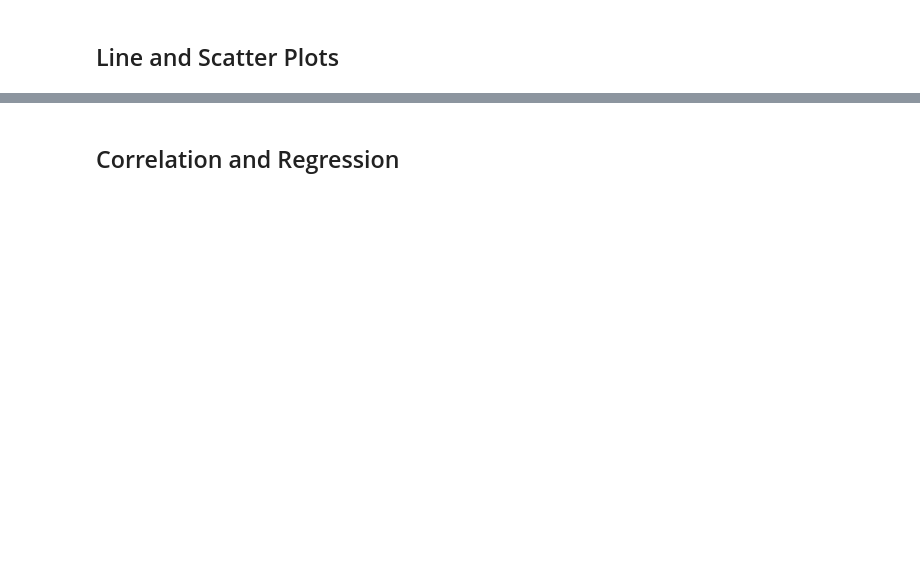
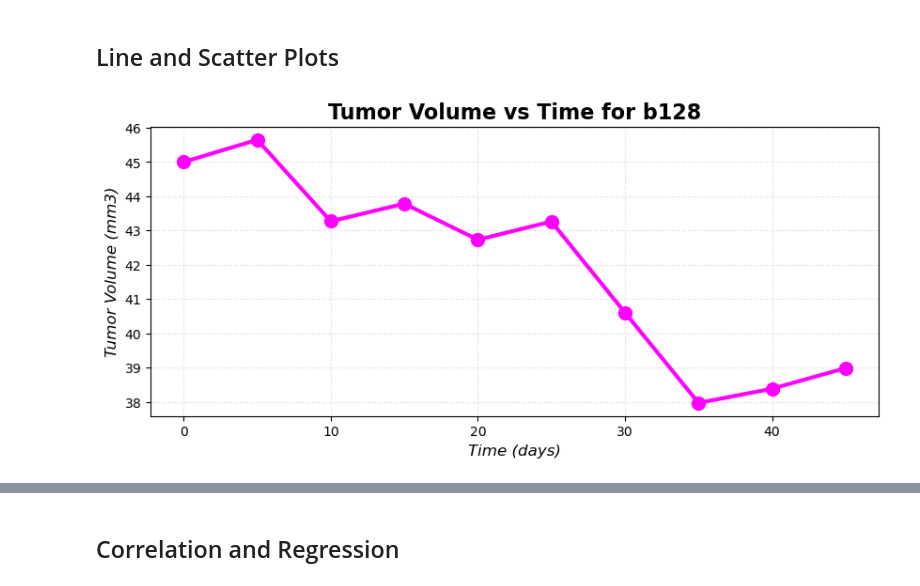
Before and after one commit to ajmonte0920/05_da_may2024_hw_5_data-visualization, a Jupyter notebook: Starter_Code/Pymaceuticals/pymaceuticals_starter - ajm.ipynb, the cells around one changed output, grey strips where cells are left out. Drawn from its saved outputs; the diff is of its cells as text; code cells hidden in the pictures; blank space fills up the shorter version.

```diff
--- a/Starter_Code/Pymaceuticals/pymaceuticals_starter - ajm.ipynb
+++ b/Starter_Code/Pymaceuticals/pymaceuticals_starter - ajm.ipynb
@@ -294,0 +298,34 @@ plt.show()
+# %%
+# Generate a line plot of tumor volume vs. time point for a single mouse treated with Capomulin
+# dataframe
+df2.loc[df2["Drug Regimen"] == "Capomulin"]
+
+mouse = "b128"
+
+data = df2.loc[df2["Mouse ID"] == mouse]
+
+
+# s 1: get data
+time = data["Timepoint"]
+y = data["Tumor Volume (mm3)"]
+
+
+# s 2: initialize canvas
+plt.figure(figsize=(10, 4))
+
+
+# s 3: basic plot
+plt.plot(time, y, color="fuchsia", linewidth=3, marker="o", markersize=10)
+
+# s 4: customize
+plt.xlabel("Time (days)", fontsize=12, fontstyle="italic")
+plt.ylabel("Tumor Volume (mm3)", fontsize=12, fontstyle="italic")
+plt.title(f"Tumor Volume vs Time for {mouse}", fontsize=16, fontweight="bold")
+
+
+plt.grid(color="lightgrey", linestyle="--", alpha=0.5)
+
+# s 5: show and save
+plt.show()
+# %% [output]
+[figure, added]
```
Also changed, not shown: parts of 5 cells of this notebook.
